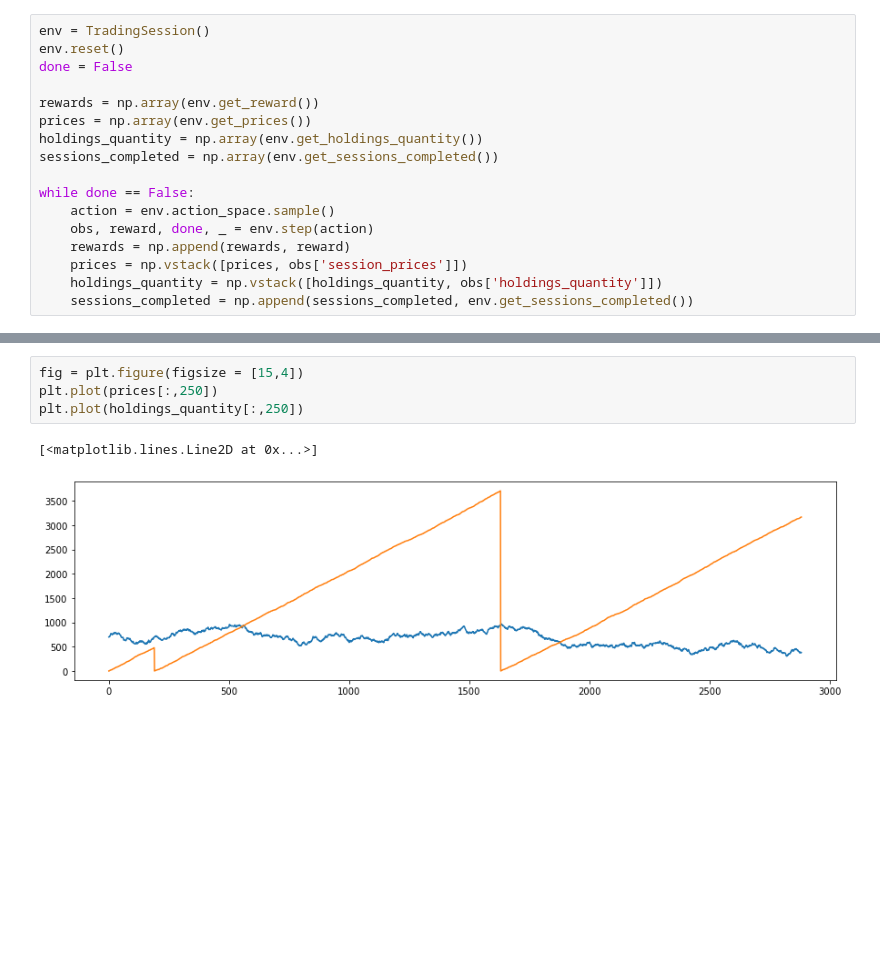
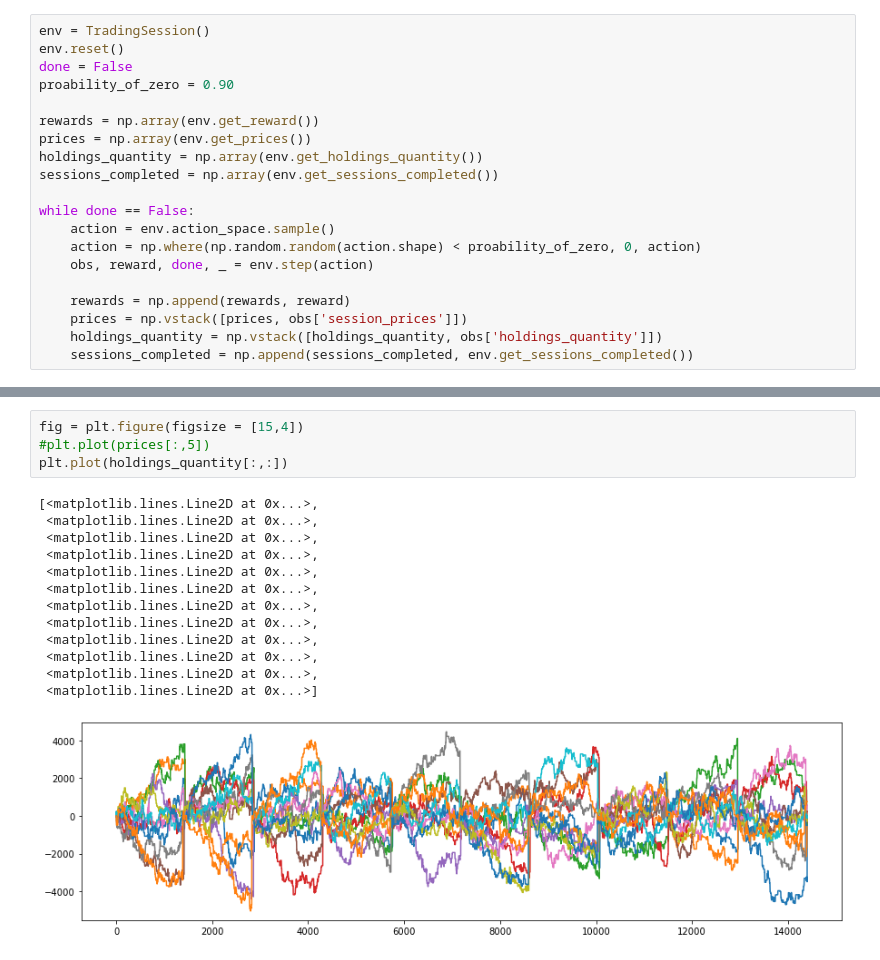
Before and after one commit to lucasblt/trading-session-gym, a Jupyter notebook: running_tests.ipynb, the cells around one changed output, grey strips where cells are left out. Saved outputs shown, nothing was run; the diff lists cells and outputs as text; blank space fills up the shorter version.

```diff
--- a/running_tests.ipynb
+++ b/running_tests.ipynb
@@ -13,6 +14,7 @@ The autoreload extension is already loaded. To reload it, use:
 env = TradingSession()
 env.reset()
 done = False
+proability_of_zero = 0.90
 
 rewards = np.array(env.get_reward())
 prices = np.array(env.get_prices())
@@ -21,7 +23,9 @@ sessions_completed = np.array(env.get_sessions_completed())
 
 while done == False:
     action = env.action_space.sample()
+    action = np.where(np.random.random(action.shape) < proability_of_zero, 0, action)
     obs, reward, done, _ = env.step(action)
+
     rewards = np.append(rewards, reward)
     prices = np.vstack([prices, obs['session_prices']])
     holdings_quantity = np.vstack([holdings_quantity, obs['holdings_quantity']])
@@ -41,7 +45,18 @@ plt.plot(prices[:,4])
 # %%
 fig = plt.figure(figsize = [15,4])
-plt.plot(prices[:,250])
-plt.plot(holdings_quantity[:,250])
+#plt.plot(prices[:,5])
+plt.plot(holdings_quantity[:,:])
 # %% [output]
-[<matplotlib.lines.Line2D at 0x...>]
+[<matplotlib.lines.Line2D at 0x...>,
+ <matplotlib.lines.Line2D at 0x...>,
+ <matplotlib.lines.Line2D at 0x...>,
+ <matplotlib.lines.Line2D at 0x...>,
+ <matplotlib.lines.Line2D at 0x...>,
+ <matplotlib.lines.Line2D at 0x...>,
+ <matplotlib.lines.Line2D at 0x...>,
+ <matplotlib.lines.Line2D at 0x...>,
+ <matplotlib.lines.Line2D at 0x...>,
+ <matplotlib.lines.Line2D at 0x...>,
+ <matplotlib.lines.Line2D at 0x...>,
+ <matplotlib.lines.Line2D at 0x...>]
-[figure, old version]
+[figure, new version]
```
Also changed, not shown: parts of 5 cells of this notebook, 5 other files.
